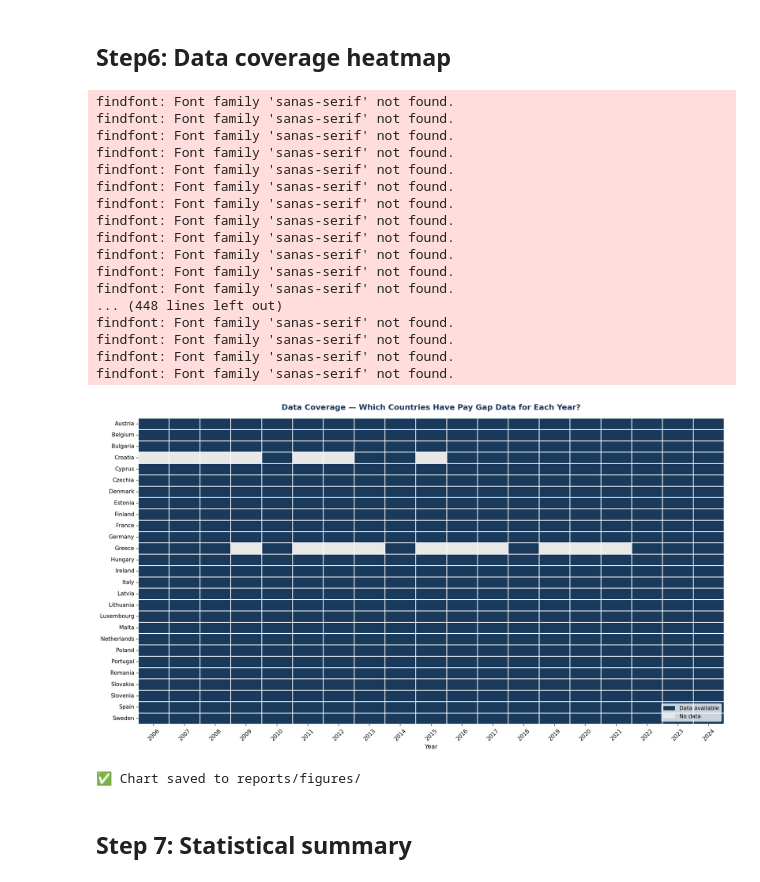
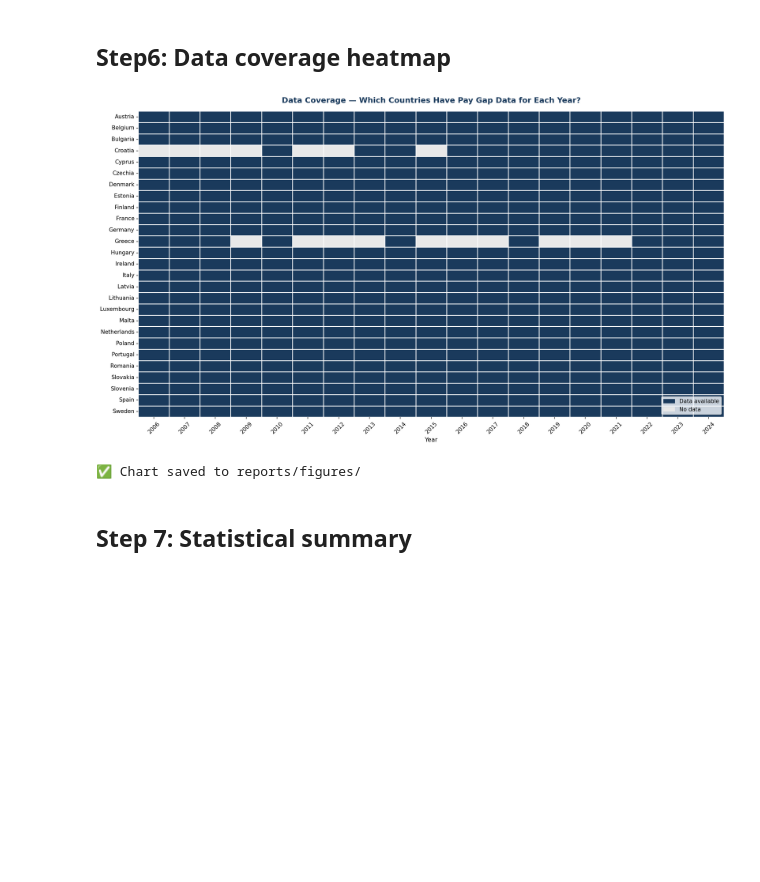
Before and after one commit to Yaw-Assensoh/eu-gender-pay-gap-analysis, a Jupyter notebook: notebooks/01_data_audit.ipynb, the cells around one changed output. Cells and saved outputs as stored; diff of their text form; code cells hidden in the pictures; blank space fills up the shorter version.

```diff
--- a/notebooks/01_data_audit.ipynb
+++ b/notebooks/01_data_audit.ipynb
@@ -248,55 +248,39 @@ pivot = coverage.pivot_table(
 pivot = pivot[[c for c in pivot.columns if c >= 2006]]
 
 fig, ax = plt.subplots(figsize=(16, 9))
+plt.rcParams['font.family'] = 'sans-serif'
 
 sns.heatmap(
     pivot,
     ax=ax,
     cmap=['#E8E8E8', '#1A3A5C'],  # grey = no data, navy = data present
     linewidths=0.5,
     linecolor='white',
     cbar=False,                    # no colour bar needed — it's just yes/no
     yticklabels=True,
 )
 
 ax.set_title(
     'Data Coverage — Which Countries Have Pay Gap Data for Each Year?',
     pad=15, fontsize=14, fontweight='bold', color='#1A3A5C'
 )
 ax.set_xlabel('Year', fontsize=11)
 ax.set_ylabel('')
 ax.tick_params(axis='x', rotation=45)
 
 # Add a manual legend
 patch_yes = mpatches.Patch(color='#1A3A5C', label='Data available')
 patch_no  = mpatches.Patch(color='#E8E8E8', label='No data')
 ax.legend(handles=[patch_yes, patch_no], loc='lower right', fontsize=10)
 
 plt.tight_layout()
 plt.savefig('../reports/figures/01_data_coverage_heatmap.png',
             dpi=150, bbox_inches='tight')
 plt.show()
 print("✅ Chart saved to reports/figures/")
 # %% [output]
+[figure]
-findfont: Font family 'sanas-serif' not found.
-findfont: Font family 'sanas-serif' not found.
-findfont: Font family 'sanas-serif' not found.
-findfont: Font family 'sanas-serif' not found.
-findfont: Font family 'sanas-serif' not found.
-findfont: Font family 'sanas-serif' not found.
-findfont: Font family 'sanas-serif' not found.
-findfont: Font family 'sanas-serif' not found.
-findfont: Font family 'sanas-serif' not found.
-findfont: Font family 'sanas-serif' not found.
-findfont: Font family 'sanas-serif' not found.
-findfont: Font family 'sanas-serif' not found.
-... (448 lines left out)
-findfont: Font family 'sanas-serif' not found.
-findfont: Font family 'sanas-serif' not found.
-findfont: Font family 'sanas-serif' not found.
-findfont: Font family 'sanas-serif' not found.
+✅ Chart saved to reports/figures/
-[figure]
-✅ Chart saved to reports/figures/
 # %% [markdown]
 ## Step 7: Statistical summary
 # %%
```
Also changed, not shown: parts of 2 cells of this notebook, 23 other files.
